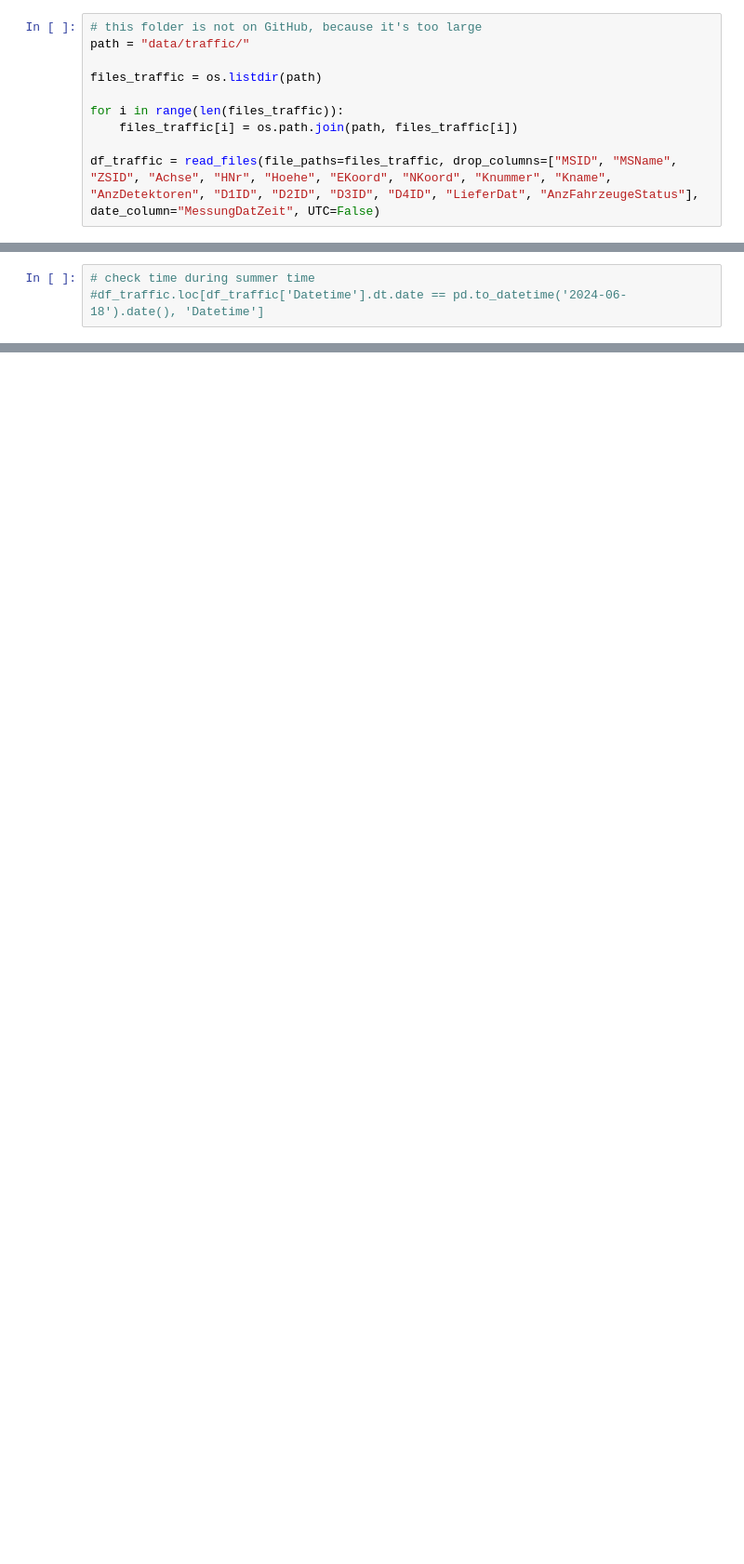
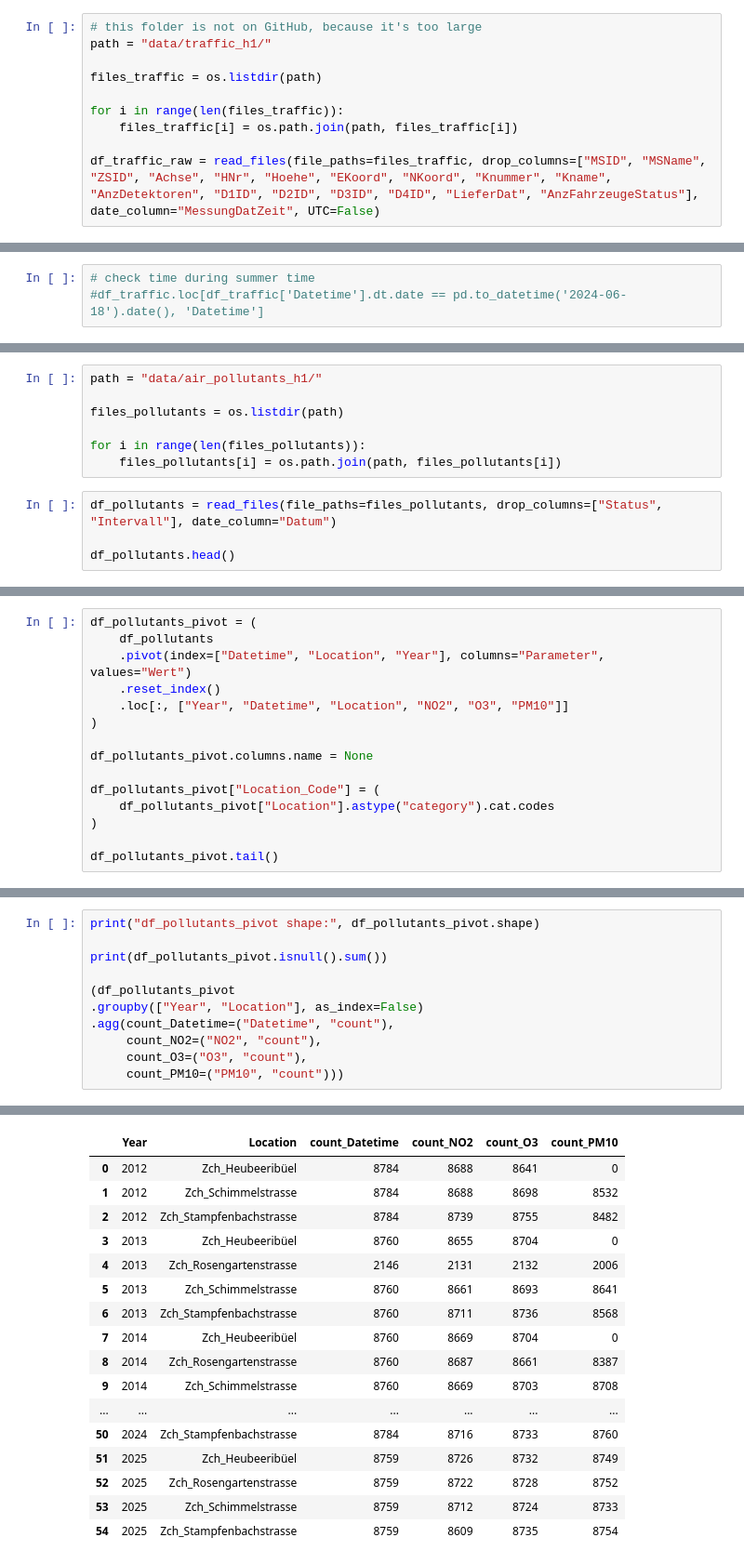
Before and after one commit to JitkaRantanen/AS2025_CO2-GroupProject, a Jupyter notebook: preprocessing_hourly.ipynb, the cells around one changed output, grey strips where cells are left out. Shown at 93% size. Saved outputs shown, nothing was run; the diff lists cells and outputs as text; blank space fills up the shorter version.

Commit message:
worked on hourly data

```diff
--- a/preprocessing_hourly.ipynb
+++ b/preprocessing_hourly.ipynb
@@ -12,13 +14,13 @@ import datetime
 # %%
 # this folder is not on GitHub, because it's too large
-path = "data/traffic/"
+path = "data/traffic_h1/"
 
 files_traffic = os.listdir(path)
 
 for i in range(len(files_traffic)):
     files_traffic[i] = os.path.join(path, files_traffic[i])
 
-df_traffic = read_files(file_paths=files_traffic, drop_columns=["MSID", "MSName", "ZSID", "Achse", "HNr", "Hoehe", "EKoord", "NKoord", "Knummer", "Kname", "AnzDetektoren", "D1ID", "D2ID", "D3ID", "D4ID", "LieferDat", "AnzFahrzeugeStatus"], date_column="MessungDatZeit", UTC=False)
+df_traffic_raw = read_files(file_paths=files_traffic, drop_columns=["MSID", "MSName", "ZSID", "Achse", "HNr", "Hoehe", "EKoord", "NKoord", "Knummer", "Kname", "AnzDetektoren", "D1ID", "D2ID", "D3ID", "D4ID", "LieferDat", "AnzFahrzeugeStatus"], date_column="MessungDatZeit", UTC=False)
 # %% [markdown]
 Create a map for the stations, that the stations of the traffic data can be merged with the stations of the pollutant and meteo data.
 # %%
@@ -107,0 +220,11 @@ df_traffic.to_csv("data/traffic_h1_12_24.csv", index=False)
+# %%
+path = "data/air_pollutants_h1/"
+
+files_pollutants = os.listdir(path)
+
+for i in range(len(files_pollutants)):
+    files_pollutants[i] = os.path.join(path, files_pollutants[i])
+# %%
+df_pollutants = read_files(file_paths=files_pollutants, drop_columns=["Status", "Intervall"], date_column="Datum")
+
+df_pollutants.head()
@@ -107,0 +258,15 @@ df_traffic.to_csv("data/traffic_h1_12_24.csv", index=False)
+# %%
+df_pollutants_pivot = (
+    df_pollutants
+    .pivot(index=["Datetime", "Location", "Year"], columns="Parameter", values="Wert")
+    .reset_index()
+    .loc[:, ["Year", "Datetime", "Location", "NO2", "O3", "PM10"]]
+)
+
+df_pollutants_pivot.columns.name = None
+
+df_pollutants_pivot["Location_Code"] = (
+    df_pollutants_pivot["Location"].astype("category").cat.codes
+)
+
+df_pollutants_pivot.tail()
@@ -107,0 +297,12 @@ df_traffic.to_csv("data/traffic_h1_12_24.csv", index=False)
+# %%
+print("df_pollutants_pivot shape:", df_pollutants_pivot.shape)
+
+print(df_pollutants_pivot.isnull().sum())
+
+(df_pollutants_pivot
+.groupby(["Year", "Location"], as_index=False)
+.agg(count_Datetime=("Datetime", "count"),
+     count_NO2=("NO2", "count"),
+     count_O3=("O3", "count"),
+     count_PM10=("PM10", "count")))
+# %% [output]
@@ -107,0 +318,17 @@ df_traffic.to_csv("data/traffic_h1_12_24.csv", index=False)
+|  | Year | Location | count_Datetime | count_NO2 | count_O3 | count_PM10 |
+| 0 | 2012 | Zch_Heubeeribüel | 8784 | 8688 | 8641 | 0 |
+| 1 | 2012 | Zch_Schimmelstrasse | 8784 | 8688 | 8698 | 8532 |
+| 2 | 2012 | Zch_Stampfenbachstrasse | 8784 | 8739 | 8755 | 8482 |
+| 3 | 2013 | Zch_Heubeeribüel | 8760 | 8655 | 8704 | 0 |
+| 4 | 2013 | Zch_Rosengartenstrasse | 2146 | 2131 | 2132 | 2006 |
+| 5 | 2013 | Zch_Schimmelstrasse | 8760 | 8661 | 8693 | 8641 |
+| 6 | 2013 | Zch_Stampfenbachstrasse | 8760 | 8711 | 8736 | 8568 |
+| 7 | 2014 | Zch_Heubeeribüel | 8760 | 8669 | 8704 | 0 |
+| 8 | 2014 | Zch_Rosengartenstrasse | 8760 | 8687 | 8661 | 8387 |
+| 9 | 2014 | Zch_Schimmelstrasse | 8760 | 8669 | 8703 | 8708 |
+| ... | ... | ... | ... | ... | ... | ... |
+| 50 | 2024 | Zch_Stampfenbachstrasse | 8784 | 8716 | 8733 | 8760 |
+| 51 | 2025 | Zch_Heubeeribüel | 8759 | 8726 | 8732 | 8749 |
+| 52 | 2025 | Zch_Rosengartenstrasse | 8759 | 8722 | 8728 | 8752 |
+| 53 | 2025 | Zch_Schimmelstrasse | 8759 | 8712 | 8724 | 8733 |
+| 54 | 2025 | Zch_Stampfenbachstrasse | 8759 | 8609 | 8735 | 8754 |
```
Also changed, not shown: parts of 59 cells of this notebook.
